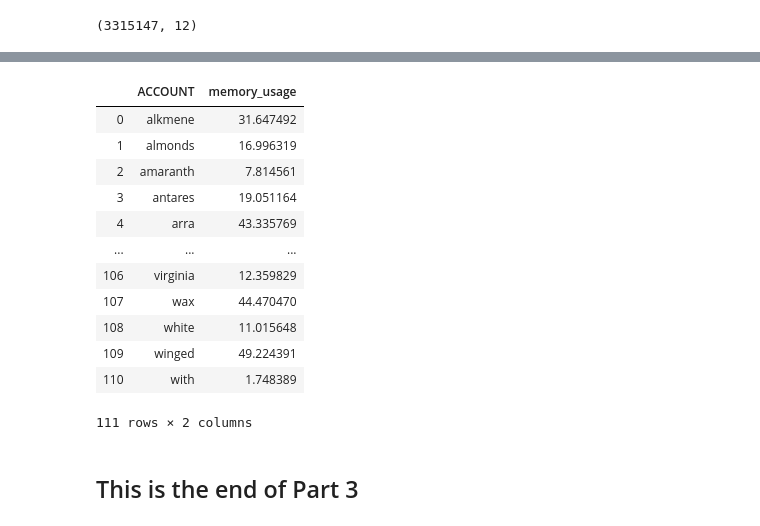
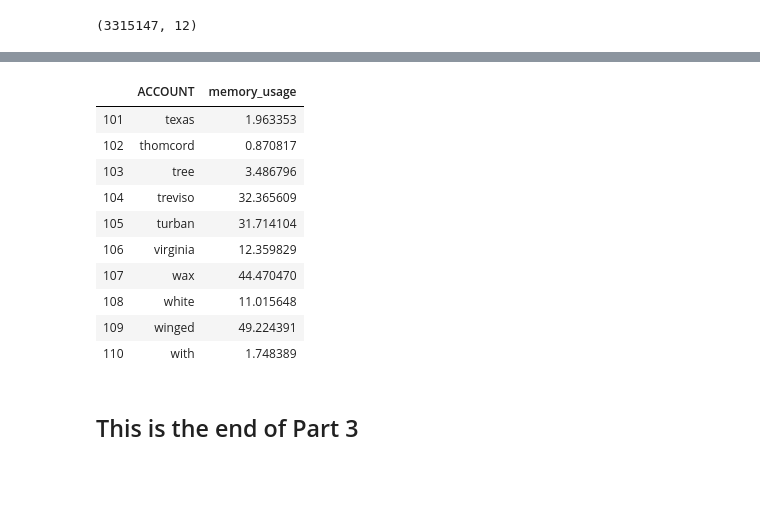
Before and after one commit to Barrett-Rogers/dq2-accre-porcupines, a Jupyter notebook: ACCRE_cleaned_notebook.ipynb, the cells around one changed output, grey strips where cells are left out. Drawn from its saved outputs; the diff is of its cells as text; code cells hidden in the pictures; blank space fills up the shorter version.

```diff
--- a/ACCRE_cleaned_notebook.ipynb
+++ b/ACCRE_cleaned_notebook.ipynb
@@ -328,21 +328,19 @@ best_groups.head()
 # %%
 grp_average = best_groups.groupby('ACCOUNT', as_index=False)[['memory_usage']].mean()
 # %%
-grp_average
+grp_average.tail(10)
 # %% [output]
 |  | ACCOUNT | memory_usage |
-| 0 | alkmene | 31.647492 |
-| 1 | almonds | 16.996319 |
-| 2 | amaranth | 7.814561 |
-| 3 | antares | 19.051164 |
-| 4 | arra | 43.335769 |
-| ... | ... | ... |
+| 101 | texas | 1.963353 |
+| 102 | thomcord | 0.870817 |
+| 103 | tree | 3.486796 |
+| 104 | treviso | 32.365609 |
+| 105 | turban | 31.714104 |
 | 106 | virginia | 12.359829 |
 | 107 | wax | 44.470470 |
 | 108 | white | 11.015648 |
 | 109 | winged | 49.224391 |
 | 110 | with | 1.748389 |
-111 rows × 2 columns
 # %% [markdown]
 ## This is the end of Part 3
 # %%
```
Also changed, not shown: parts of 20 cells of this notebook.
